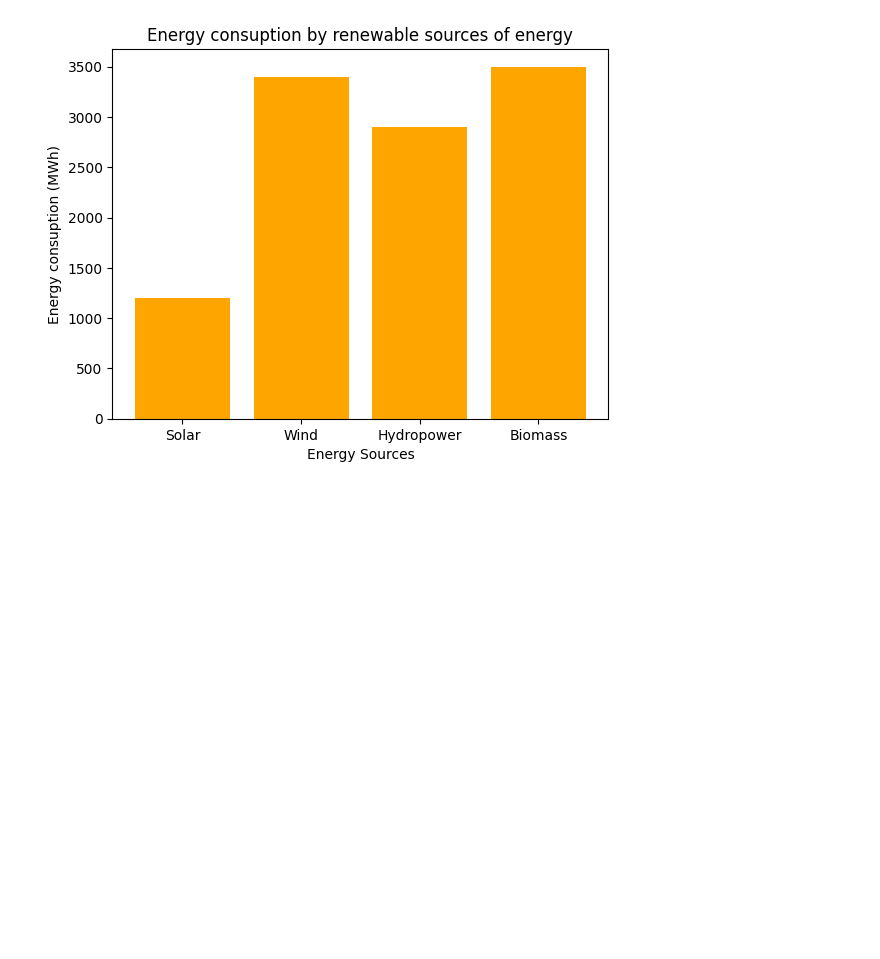
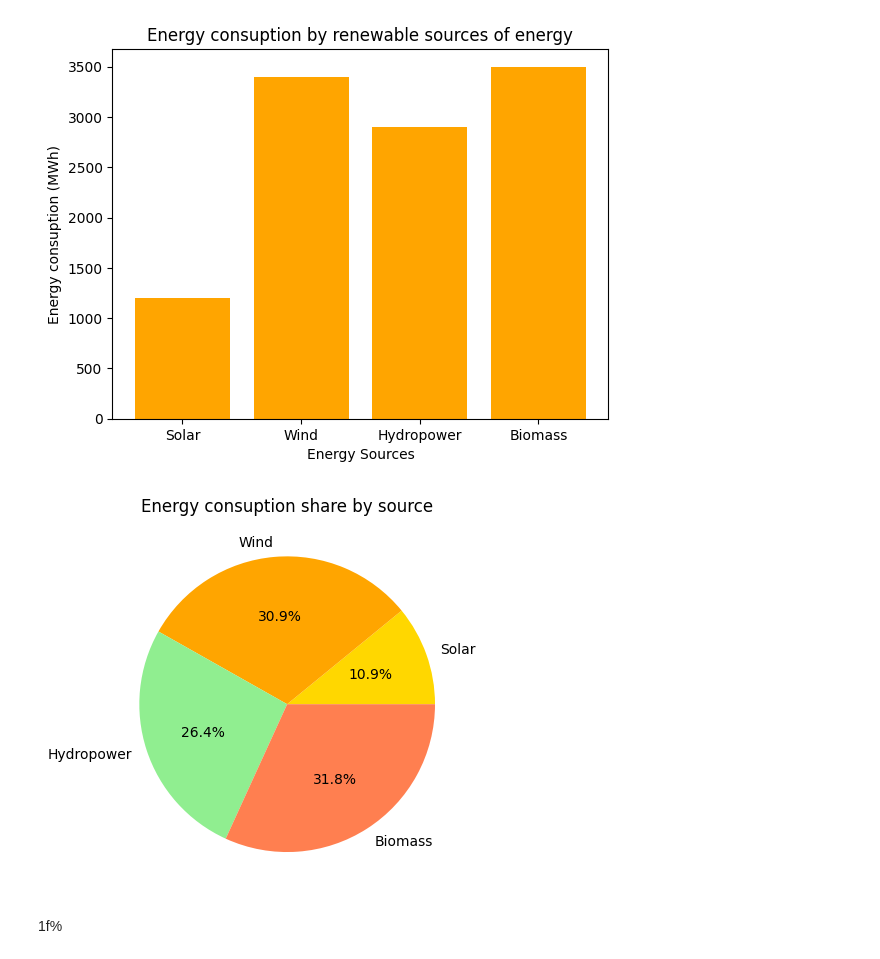
Before and after one commit to Vaibhavbhor404/workshops, a Jupyter notebook: matplotlib.ipynb, the cells around one changed output. Drawn from its saved outputs; the diff is of its cells as text; code cells hidden in the pictures; blank space fills up the shorter version.

Commit message:
added pie chart

```diff
--- a/matplotlib.ipynb
+++ b/matplotlib.ipynb
@@ -32,3 +32,11 @@ plt.ylabel("Energy consuption (MWh)")
 plt.show()
 # %% [output]
 [figure]
+# %%
+plt.pie(energy_values,labels=energy_sources,autopct='%1.1f%%',colors=['gold','orange','lightgreen','coral'])
+plt.title("Energy consuption share by source")
+plt.show()
+# %% [output]
+[figure, added]
+# %% [markdown]
+1f%
```
